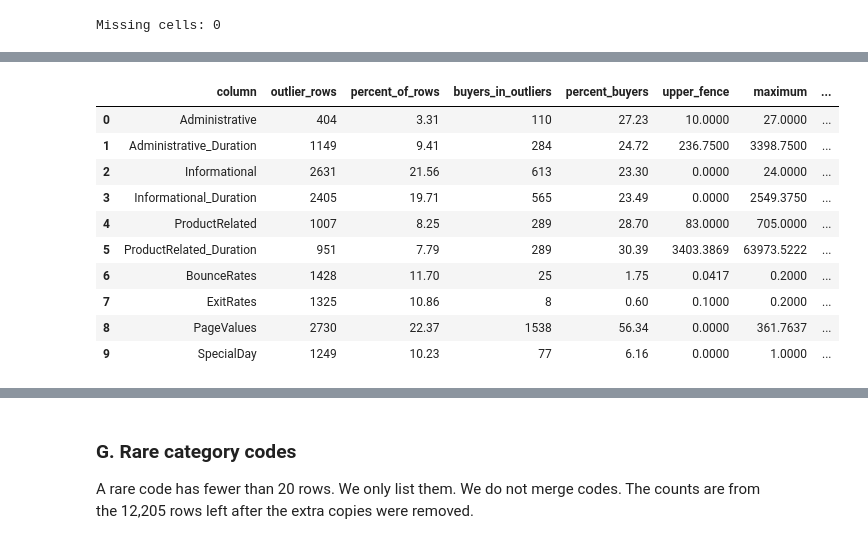
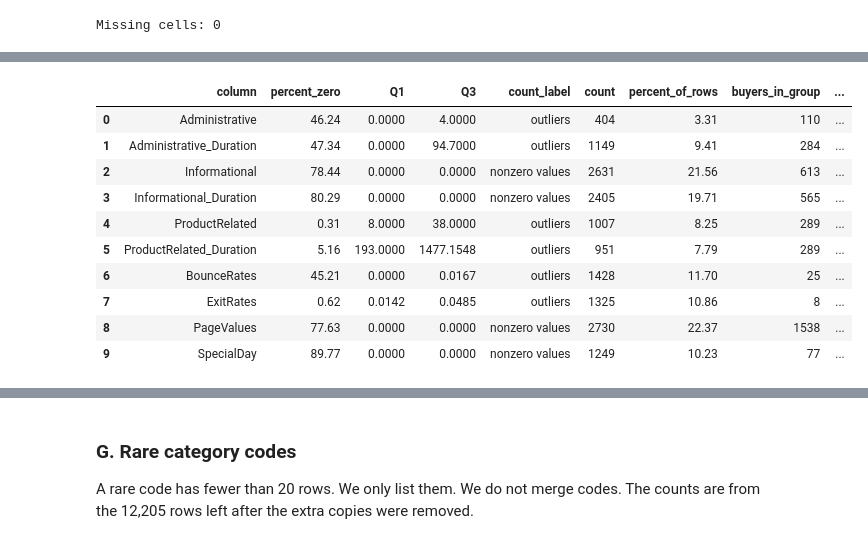
Before and after one commit to ghayasshahid/BuyerBehaviorPrediction, a Jupyter notebook: notebooks/01_data_cleaning.ipynb, the cells around one changed output, grey strips where cells are left out. Saved outputs shown, nothing was run; the diff lists cells and outputs as text; code cells hidden in the pictures.

Commit message:
Fix outlier wording and duplicate note.
Co-authored-by: Cursor <cursoragent@cursor.com>

```diff
--- a/notebooks/01_data_cleaning.ipynb
+++ b/notebooks/01_data_cleaning.ipynb
@@ -711,80 +718,92 @@ base_buyer_percent = 100 * cleaned["Revenue"].mean()
 outlier_rows_for_plan = []
 
 for column in number_columns:
-    quarter_1 = cleaned[column].quantile(0.25)
-    quarter_3 = cleaned[column].quantile(0.75)
+    quarter_1 = float(cleaned[column].quantile(0.25))
+    quarter_3 = float(cleaned[column].quantile(0.75))
+    percent_zero = 100 * (cleaned[column] == 0).mean()
     spread = quarter_3 - quarter_1
     upper_fence = quarter_3 + 1.5 * spread
     lower_fence = quarter_1 - 1.5 * spread
-    outlier_mask = (cleaned[column] < lower_fence) | (cleaned[column] > upper_fence)
-    outlier_count = int(outlier_mask.sum())
-    buyers_in_outliers = int(cleaned.loc[outlier_mask, "Revenue"].sum())
-    if outlier_count == 0:
+    both_quartiles_zero = quarter_1 == 0 and quarter_3 == 0
+
+    if both_quartiles_zero:
+        # The fence is 0, so every nonzero value is flagged. That is not an outlier count.
+        flagged = cleaned[column] != 0
+        count_label = "nonzero values"
+    else:
+        flagged = (cleaned[column] < lower_fence) | (cleaned[column] > upper_fence)
+        count_label = "outliers"
+
+    flagged_count = int(flagged.sum())
+    buyers_in_group = int(cleaned.loc[flagged, "Revenue"].sum())
+    if flagged_count == 0:
         buyer_percent = 0.0
     else:
-        buyer_percent = 100 * buyers_in_outliers / outlier_count
+        buyer_percent = 100 * buyers_in_group / flagged_count
 
-    # The fence is 0 when at least three quarters of the column is already 0.
-    # Any positive value is then flagged, which does not make that value bad.
-    fence_is_zero = upper_fence <= 0 and lower_fence <= 0
     already_zero_to_one = float(cleaned[column].max()) <= 1 and float(cleaned[column].min()) >= 0
-    long_tail = (not fence_is_zero) and float(cleaned[column].max()) > 5 * upper_fence
+    long_tail = (not both_quartiles_zero) and float(cleaned[column].max()) > 5 * upper_fence
 
-    if fence_is_zero:
+    if both_quartiles_zero:
         plan = "keep"
         reason = (
-            f"{outlier_count} rows are flagged because the upper fence is 0. "
-            f"{buyer_percent:.2f}% of those rows are buyers. "
-            "Most of the column is already 0, so a positive value is a real visit. Keep it."
+            f"{percent_zero:.2f}% of rows are 0. Q1 and Q3 are both 0, so the IQR rule only flags nonzero values. "
+            f"{flagged_count} nonzero rows, and {buyer_percent:.2f}% of them are buyers. "
+            "These are not outliers. Keep the column. Do not cap."
         )
     elif already_zero_to_one:
         plan = "keep"
         reason = (
-            f"{outlier_count} rows are outside the fence, and {buyer_percent:.2f}% of them are buyers. "
-            "The column already stays between 0 and 1. Keep it. A cap needs a cutoff learned from the data, so it waits for Step 5."
+            f"{percent_zero:.2f}% are 0. Q1={quarter_1:.4f}, Q3={quarter_3:.4f}. "
+            f"{flagged_count} real outlier rows, and {buyer_percent:.2f}% of them are buyers. "
+            "The column already stays between 0 and 1. Keep it. A cap waits for Step 5."
         )
     elif long_tail:
         plan = "log transform"
         reason = (
-            f"{outlier_count} rows are outside the fence, and {buyer_percent:.2f}% of them are buyers, "
+            f"{percent_zero:.2f}% are 0. Q1={quarter_1:.4f}, Q3={quarter_3:.4f}. "
+            f"{flagged_count} real outlier rows, and {buyer_percent:.2f}% of them are buyers, "
             f"against {base_buyer_percent:.2f}% of all rows. "
-            "The maximum is more than 5 times the upper fence. A log would shrink that tail without deleting buyers and without a learned cutoff. "
-            "Do not apply the log in this step. Do not cap."
+            "The maximum is more than 5 times the upper fence. A log would shrink that tail. "
+            "Do not apply the log here. Do not cap."
         )
     else:
         plan = "keep"
         reason = (
-            f"{outlier_count} rows are outside the fence, and {buyer_percent:.2f}% of them are buyers. "
+            f"{percent_zero:.2f}% are 0. Q1={quarter_1:.4f}, Q3={quarter_3:.4f}. "
+            f"{flagged_count} real outlier rows, and {buyer_percent:.2f}% of them are buyers. "
             "The maximum is not more than 5 times the upper fence. Keep the values. Do not cap."
         )
 
     outlier_rows_for_plan.append(
         {
             "column": column,
-            "outlier_rows": outlier_count,
-            "percent_of_rows": round(100 * outlier_count / len(cleaned), 2),
-            "buyers_in_outliers": buyers_in_outliers,
+            "percent_zero": round(percent_zero, 2),
+            "Q1": round(quarter_1, 4),
+            "Q3": round(quarter_3, 4),
+            "count_label": count_label,
+            "count": flagged_count,
+            "percent_of_rows": round(100 * flagged_count / len(cleaned), 2),
+            "buyers_in_group": buyers_in_group,
             "percent_buyers": round(buyer_percent, 2),
-            "upper_fence": round(float(upper_fence), 4),
-            "maximum": round(float(cleaned[column].max()), 4),
             "plan": plan,
             "reason": reason,
         }
     )
 
 outlier_plan = pd.DataFrame(outlier_rows_for_plan)
 log_plan_columns = outlier_plan.loc[outlier_plan["plan"] == "log transform", "column"].tolist()
 outlier_plan
 # %% [output]
-|  | column | outlier_rows | percent_of_rows | buyers_in_outliers | percent_buyers | upper_fence | maximum | ... |
-| 0 | Administrative | 404 | 3.31 | 110 | 27.23 | 10.0000 | 27.0000 | ... |
-| 1 | Administrative_Duration | 1149 | 9.41 | 284 | 24.72 | 236.7500 | 3398.7500 | ... |
-| 2 | Informational | 2631 | 21.56 | 613 | 23.30 | 0.0000 | 24.0000 | ... |
-| 3 | Informational_Duration | 2405 | 19.71 | 565 | 23.49 | 0.0000 | 2549.3750 | ... |
-| 4 | ProductRelated | 1007 | 8.25 | 289 | 28.70 | 83.0000 | 705.0000 | ... |
-| 5 | ProductRelated_Duration | 951 | 7.79 | 289 | 30.39 | 3403.3869 | 63973.5222 | ... |
-| 6 | BounceRates | 1428 | 11.70 | 25 | 1.75 | 0.0417 | 0.2000 | ... |
-| 7 | ExitRates | 1325 | 10.86 | 8 | 0.60 | 0.1000 | 0.2000 | ... |
-| 8 | PageValues | 2730 | 22.37 | 1538 | 56.34 | 0.0000 | 361.7637 | ... |
-| 9 | SpecialDay | 1249 | 10.23 | 77 | 6.16 | 0.0000 | 1.0000 | ... |
+|  | column | percent_zero | Q1 | Q3 | count_label | count | percent_of_rows | buyers_in_group | ... |
+| 0 | Administrative | 46.24 | 0.0000 | 4.0000 | outliers | 404 | 3.31 | 110 | ... |
+| 1 | Administrative_Duration | 47.34 | 0.0000 | 94.7000 | outliers | 1149 | 9.41 | 284 | ... |
+| 2 | Informational | 78.44 | 0.0000 | 0.0000 | nonzero values | 2631 | 21.56 | 613 | ... |
+| 3 | Informational_Duration | 80.29 | 0.0000 | 0.0000 | nonzero values | 2405 | 19.71 | 565 | ... |
+| 4 | ProductRelated | 0.31 | 8.0000 | 38.0000 | outliers | 1007 | 8.25 | 289 | ... |
+| 5 | ProductRelated_Duration | 5.16 | 193.0000 | 1477.1548 | outliers | 951 | 7.79 | 289 | ... |
+| 6 | BounceRates | 45.21 | 0.0000 | 0.0167 | outliers | 1428 | 11.70 | 25 | ... |
+| 7 | ExitRates | 0.62 | 0.0142 | 0.0485 | outliers | 1325 | 10.86 | 8 | ... |
+| 8 | PageValues | 77.63 | 0.0000 | 0.0000 | nonzero values | 2730 | 22.37 | 1538 | ... |
+| 9 | SpecialDay | 89.77 | 0.0000 | 0.0000 | nonzero values | 1249 | 10.23 | 77 | ... |
 # %% [markdown]
```
Also changed, not shown: parts of 9 cells of this notebook.
